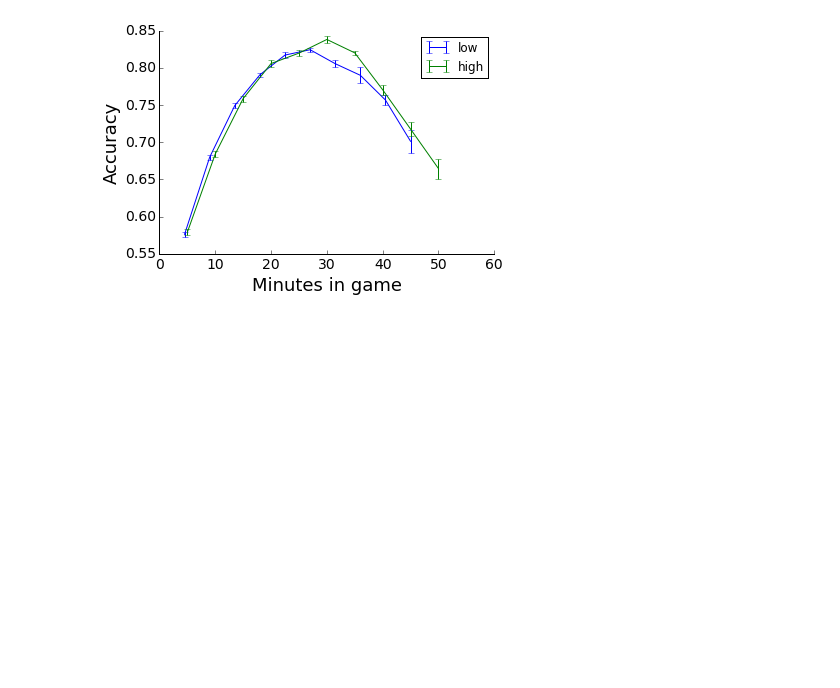
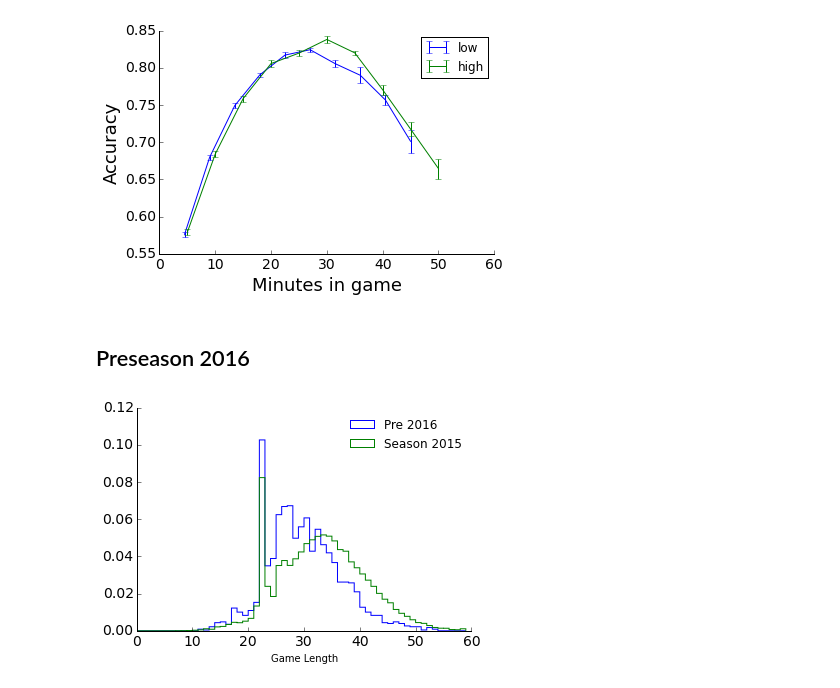
Before and after one commit to map222/lolML, a Jupyter notebook: notebooks/League of Legends working notebook.ipynb, the cells around one changed output. Cells and saved outputs as stored; diff of their text form; code cells hidden in the pictures; blank space fills up the shorter version.

Commit message:
Modeled Preseason 2016

```diff
--- a/notebooks/League of Legends working notebook.ipynb
+++ b/notebooks/League of Legends working notebook.ipynb
@@ -51,3 +57,7 @@ low_timelines_df = feature_calc.calc_second_diff(low_timelines_df)
+# %%
+import matplotlib as mpl
+mpl.rc('font', size=20)
+mpl.rc('lines', linewidth=2)
 # %% [markdown]
 # Get summoner names, and list of matches
 
@@ -619,3 +620,20 @@ plt.xlim([0, 60])
 plt.legend();
 # %% [output]
 [figure]
+# %% [markdown]
+## Preseason 2016
+# %%
+with open('Preseason2016 combined_df.pickle', 'rb') as pickle_file:
+    pre2016_timelines_df = pickle.load(pickle_file)
+pre2016_timelines_df = [feature_calc.calc_secondary_features(x) for x in pre2016_timelines_df]
+pre2016_timelines_df = feature_calc.calc_second_diff(pre2016_timelines_df)
+# %%
+pre_2016_lengths =np.array( pre2016_timelines_df[0]['game_length'])
+season_2015_lengths = np.array( na_timelines_df[0]['game_length'])
+plt.hist(pre_2016_lengths, bins = range(0, 60), histtype='step', normed=True, label = 'Pre 2016')
+plt.hist(season_2015_lengths, bins = range(0, 60), histtype='step', normed=True,label = 'Season 2015')
+lol_plt.prettify_axes(plt.gca())
+plt.xlabel('Game Length')
+plt.legend(frameon=False);
+# %% [output]
+[figure, added]
```
Also changed, not shown: parts of 7 cells of this notebook.
